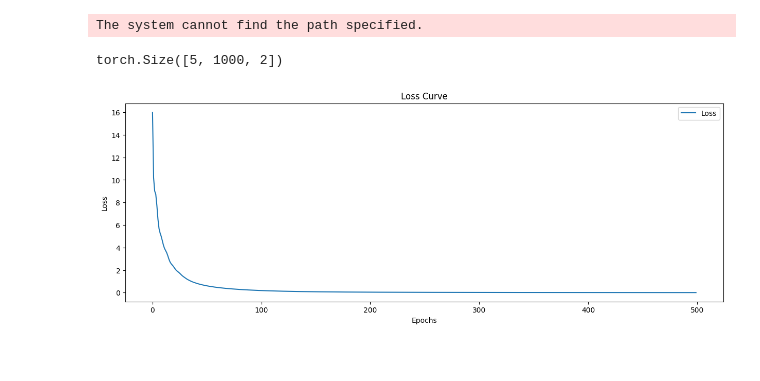
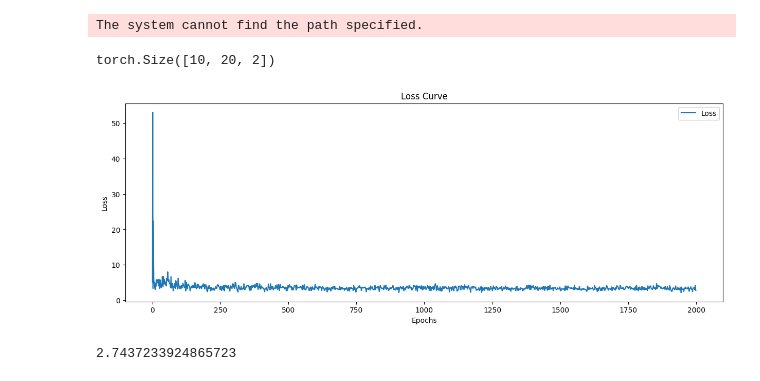
Before and after one commit to rajshreyas922/Human_Pose_Generation, a Jupyter notebook: ProvNERF Pose Generation/N points _ less than 100 epochs.ipynb, the cells around one changed output. Cells and saved outputs as stored; diff of their text form; code cells hidden in the pictures.

```diff
--- a/ProvNERF Pose Generation/N points _ less than 100 epochs.ipynb
+++ b/ProvNERF Pose Generation/N points _ less than 100 epochs.ipynb
@@ -95,8 +95,8 @@ def generate_data(n, sign = "+"):
     e1 = generate_ellipse(n, r1 = 1.5, r2 = 3)
     e2 = generate_ellipse(n, r1 = 4, r2 = 2)
     curves =  generate_ellipse(n, r1 = 1.5, r2 = 3)
-    for i in range(1,3):
-        for j in range(1,3):
+    for i in range(1,4):
+        for j in range(1,4):
             e1 = generate_ellipse(n, r1 = i, r2 = j)
             curves = torch.concat((curves, e1))
     return curves
@@ -155,6 +155,10 @@ class H_theta(nn.Module):
         self.model = \
         nn.Sequential(
             nn.Linear(input_dim, 2000),
+            nn.ReLU(),
+            nn.Linear(2000, 2000),
+            nn.ReLU(),
+            nn.Linear(2000, 2000),
             nn.ReLU(),
             # nn.Linear(25, 25),
             # nn.ReLU(),
@@ -299,23 +303,24 @@ Z = (Zs[0](encoded_x))
 !del /Q /F "plots/*"
 # %% [output]
 The system cannot find the path specified.
+# %%
+id = 5
 # %%
-epochs = 500
+epochs = 2000
 staleness = 2
 num_Z_samples = 100
 lr = 8e-5
-num_points = 1000
+num_points = 20
 xdim = 1
 zdim = 20         # lower and higher both not good, especially lower
-pos_enc_L = 5       # 7 does not converge, 5 and 8 worse than 6
+pos_enc_L = 6       # 7 does not converge, 5 and 8 worse than 6
 output_dim = 2
-plot_epoch = 10
-b1 = 0.85        # increasing and decreasing by 0.01 both worse
+plot_epoch = 500
+b1 = 0.99        # increasing and decreasing by 0.01 both worse
 b2 = 0.999
-gamma = 0.98
+gamma = 0.95
 step = 70
 z_scale = 100         # lower does not converge, higher is slower
-param_name = f"staleness_{staleness}_lr_{lr}_zdim_{zdim}_num_points_{num_points}_AdamW_"
 # %%
 if xdim == 1:
     x = torch.linspace(-0.05, 0.05, num_points).to(device).unsqueeze(1)
@@ -327,8 +332,10 @@ else:
 data = (generate_data(num_points)).to(device)
 print(data.shape)
 # %% [output]
-torch.Size([5, 1000, 2])
+torch.Size([10, 20, 2])
 # %%
+id += 1
+param_name = str(id)
 torch.manual_seed(1)
 np.random.seed(1)
 # Initialize the model and optimizer
@@ -345,9 +352,10 @@ os.makedirs('plots/'+param_name, exist_ok=True)
 grad_norms = []
 param_norms = []
 losses = []
-for e in range(epochs):
+
+for e in tqdm(range(epochs)):
     # Check if we need to update the stored model parameters
-    if e == 0:
+    if e % staleness== 0:
 
         Zxs = torch.empty((num_Z_samples, num_points, zdim)).to(device)
         z_in = pos_encoder(x, L=pos_enc_L)
@@ -401,11 +409,11 @@ for e in range(epochs):
         outs_disp = outs.to(device='cpu').detach().numpy()
         points_disp = data.to(device='cpu').detach().numpy()
         plt.figure(figsize=(15, 15))
-        for i in range(5):
+        for i in range(data.shape[0]):
             plt.plot(outs_disp[i, :, 0], outs_disp[i, :, 1], marker='+')
         # plt.plot(outs_disp[1, :, 0], outs_disp[1, :, 1], c='orange', marker='+')
         # plt.plot(outs_disp[2, :, 0], outs_disp[2, :, 1], c='red', marker='+')
-            plt.scatter(points_disp[i, :, 0], points_disp[i, :, 1], marker='o')
+            plt.plot(points_disp[i, :, 0], points_disp[i, :, 1], marker='o')
         # plt.scatter(points_disp[1, :, 0], points_disp[1, :, 1], facecolors='none', edgecolors='orange', marker='o')
         # plt.scatter(points_disp[2, :, 0], points_disp[2, :, 1], facecolors='none', edgecolors='red', marker='o')
 
@@ -482,7 +490,7 @@ for e in range(epochs):
     # print("Parameter Norm:", param_norm)
 
     optimizer.step()
-    #scheduler.step()
+    scheduler.step()
 
 # print(f"25 Epochs: {losses[24]}")
 # print(f"50 Epochs: {losses[49]}")
@@ -511,34 +519,38 @@ plt.show()
 # ax1.tick_params(axis='y', labelcolor='blue')
 # ax1.set_xticks(np.arange(0, len(grad_norms), 25))
 # # Create a secondary y-axis for parameter norms
 # ax2 = ax1.twinx()
 # ax2.plot(param_norms, color='red', label="Parameter Norms")
 # ax2.set_ylabel('Parameter Norms', color='red')
 # ax2.tick_params(axis='y', labelcolor='red')
 
 # # Title and layout adjustments
 # plt.title('Gradient and Parameter Norms over Epochs')
 
 # ax1.grid(True, which='both', axis='x', linestyle='--', linewidth=0.5)
 # fig.tight_layout()
 # plt.savefig(f'plots/{param_name}/ParamNorm vs GradNorm vs Epochs.png')
 # plt.show()
 
 
 
 # plt.figure(figsize=(20, 20))
 # plt.plot(grad_norms, param_norms, marker='o')
 # plt.xlabel('Gradient Norms')
 # plt.ylabel('Parameter Norms')
 
 # plt.title('Parameter Norms vs. Gradient Norms')
 # plt.grid(True)
 # for i, (grad, param) in enumerate(zip(grad_norms, param_norms)):
 #     plt.text(grad, param, str(i), fontsize=8, ha='right', va='bottom')
 # plt.savefig(f'plots/{param_name}/ParamNorm vs GradNorm.png')
 # plt.show()
 # %% [output]
-[figure, old version]
+[figure, new version]
+# %%
+print(losses[-1])
+# %% [output]
+2.7437233924865723
 # %%
 plt.figure(figsize=(15, 5))
 plt.plot(losses, label='Loss')
```
Also changed, not shown: parts of 1 cell of this notebook, 1 other file.
